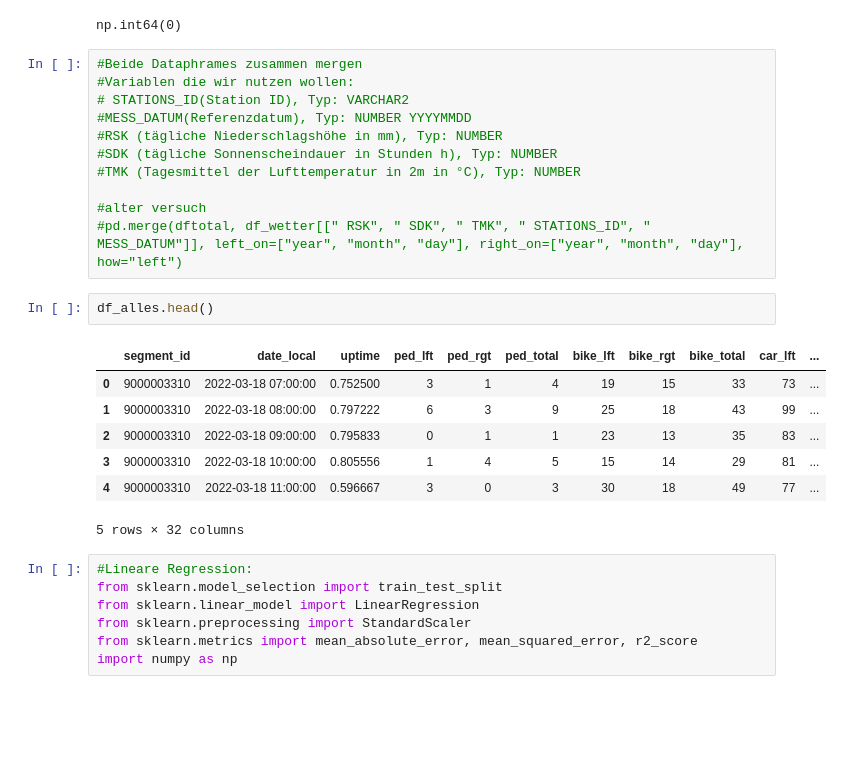
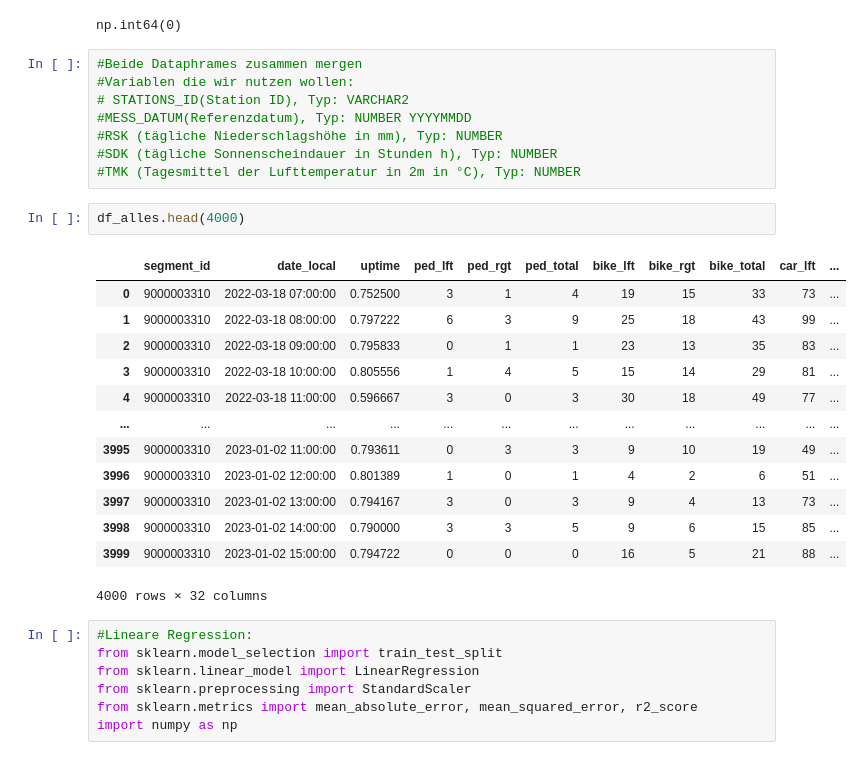
Before and after one commit to mjrm123mi/Data-Science-Pedestrian-Project, a Jupyter notebook: src/Explorative_Datenanalyse_Fußgaengerinnen.ipynb, the cells around one changed output. Drawn from its saved outputs; the diff is of its cells as text; blank space fills up the shorter version.

```diff
--- a/src/Explorative_Datenanalyse_Fußgaengerinnen.ipynb
+++ b/src/Explorative_Datenanalyse_Fußgaengerinnen.ipynb
@@ -358,19 +372,22 @@ np.int64(0)
 #RSK (tägliche Niederschlagshöhe in mm), Typ: NUMBER
 #SDK (tägliche Sonnenscheindauer in Stunden h), Typ: NUMBER
 #TMK (Tagesmittel der Lufttemperatur in 2m in °C), Typ: NUMBER
-
-#alter versuch
-#pd.merge(dftotal, df_wetter[[" RSK", " SDK", " TMK", " STATIONS_ID", " MESS_DATUM"]], left_on=["year", "month", "day"], right_on=["year", "month", "day"], how="left")
 # %%
-df_alles.head()
+df_alles.head(4000)
 # %% [output]
 |  | segment_id | date_local | uptime | ped_lft | ped_rgt | ped_total | bike_lft | bike_rgt | bike_total | car_lft | ... |
 | 0 | 9000003310 | 2022-03-18 07:00:00 | 0.752500 | 3 | 1 | 4 | 19 | 15 | 33 | 73 | ... |
 | 1 | 9000003310 | 2022-03-18 08:00:00 | 0.797222 | 6 | 3 | 9 | 25 | 18 | 43 | 99 | ... |
 | 2 | 9000003310 | 2022-03-18 09:00:00 | 0.795833 | 0 | 1 | 1 | 23 | 13 | 35 | 83 | ... |
 | 3 | 9000003310 | 2022-03-18 10:00:00 | 0.805556 | 1 | 4 | 5 | 15 | 14 | 29 | 81 | ... |
 | 4 | 9000003310 | 2022-03-18 11:00:00 | 0.596667 | 3 | 0 | 3 | 30 | 18 | 49 | 77 | ... |
+| ... | ... | ... | ... | ... | ... | ... | ... | ... | ... | ... | ... |
+| 3995 | 9000003310 | 2023-01-02 11:00:00 | 0.793611 | 0 | 3 | 3 | 9 | 10 | 19 | 49 | ... |
+| 3996 | 9000003310 | 2023-01-02 12:00:00 | 0.801389 | 1 | 0 | 1 | 4 | 2 | 6 | 51 | ... |
+| 3997 | 9000003310 | 2023-01-02 13:00:00 | 0.794167 | 3 | 0 | 3 | 9 | 4 | 13 | 73 | ... |
+| 3998 | 9000003310 | 2023-01-02 14:00:00 | 0.790000 | 3 | 3 | 5 | 9 | 6 | 15 | 85 | ... |
+| 3999 | 9000003310 | 2023-01-02 15:00:00 | 0.794722 | 0 | 0 | 0 | 16 | 5 | 21 | 88 | ... |
-5 rows × 32 columns
+4000 rows × 32 columns
 # %%
 #Lineare Regression:
 from sklearn.model_selection import train_test_split
```
Also changed, not shown: parts of 17 cells of this notebook.
